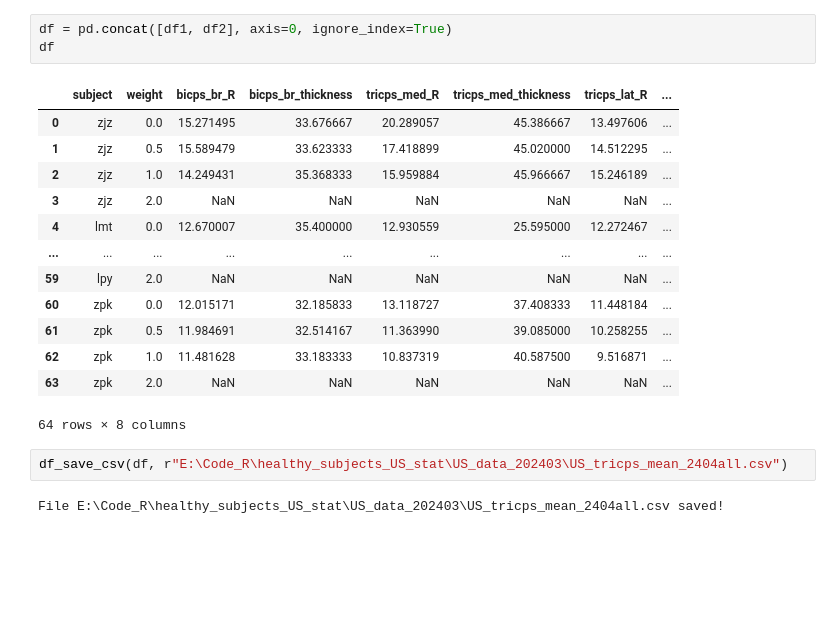
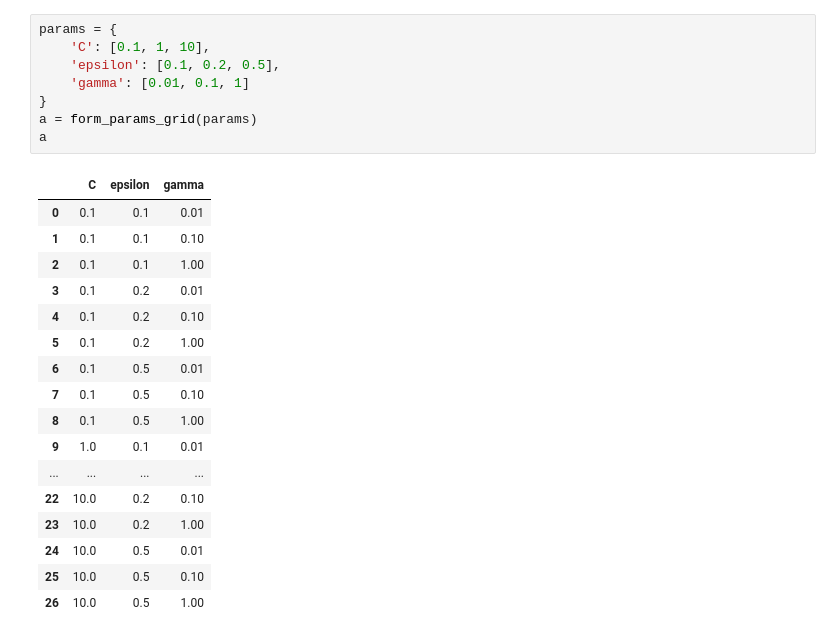
Before and after one commit to WynminMark/FMG-sEMG-processing, a Jupyter notebook: test.ipynb, the cells around one changed output. Saved outputs shown, nothing was run; the diff lists cells and outputs as text; blank space fills up the shorter version.

```diff
--- a/test.ipynb
+++ b/test.ipynb
@@ -28,21 +4,26 @@ df1
-# %%
-df = pd.concat([df1, df2], axis=0, ignore_index=True)
-df
-# %% [output]
-|  | subject | weight | bicps_br_R | bicps_br_thickness | tricps_med_R | tricps_med_thickness | tricps_lat_R | ... |
-| 0 | zjz | 0.0 | 15.271495 | 33.676667 | 20.289057 | 45.386667 | 13.497606 | ... |
-| 1 | zjz | 0.5 | 15.589479 | 33.623333 | 17.418899 | 45.020000 | 14.512295 | ... |
-| 2 | zjz | 1.0 | 14.249431 | 35.368333 | 15.959884 | 45.966667 | 15.246189 | ... |
-| 3 | zjz | 2.0 | NaN | NaN | NaN | NaN | NaN | ... |
-| 4 | lmt | 0.0 | 12.670007 | 35.400000 | 12.930559 | 25.595000 | 12.272467 | ... |
-| ... | ... | ... | ... | ... | ... | ... | ... | ... |
-| 59 | lpy | 2.0 | NaN | NaN | NaN | NaN | NaN | ... |
-| 60 | zpk | 0.0 | 12.015171 | 32.185833 | 13.118727 | 37.408333 | 11.448184 | ... |
-| 61 | zpk | 0.5 | 11.984691 | 32.514167 | 11.363990 | 39.085000 | 10.258255 | ... |
-| 62 | zpk | 1.0 | 11.481628 | 33.183333 | 10.837319 | 40.587500 | 9.516871 | ... |
-| 63 | zpk | 2.0 | NaN | NaN | NaN | NaN | NaN | ... |
-64 rows × 8 columns
-# %%
-df_save_csv(df, r"E:\Code_R\healthy_subjects_US_stat\US_data_202403\US_tricps_mean_2404all.csv")
-# %% [output]
-File E:\Code_R\healthy_subjects_US_stat\US_data_202403\US_tricps_mean_2404all.csv saved!
+# %%
+params = {
+    'C': [0.1, 1, 10],
+    'epsilon': [0.1, 0.2, 0.5],
+    'gamma': [0.01, 0.1, 1]
+}
+a = form_params_grid(params)
+a
+# %% [output]
+|  | C | epsilon | gamma |
+| 0 | 0.1 | 0.1 | 0.01 |
+| 1 | 0.1 | 0.1 | 0.10 |
+| 2 | 0.1 | 0.1 | 1.00 |
+| 3 | 0.1 | 0.2 | 0.01 |
+| 4 | 0.1 | 0.2 | 0.10 |
+| 5 | 0.1 | 0.2 | 1.00 |
+| 6 | 0.1 | 0.5 | 0.01 |
+| 7 | 0.1 | 0.5 | 0.10 |
+| 8 | 0.1 | 0.5 | 1.00 |
+| 9 | 1.0 | 0.1 | 0.01 |
+| ... | ... | ... | ... |
+| 22 | 10.0 | 0.2 | 0.10 |
+| 23 | 10.0 | 0.2 | 1.00 |
+| 24 | 10.0 | 0.5 | 0.01 |
+| 25 | 10.0 | 0.5 | 0.10 |
+| 26 | 10.0 | 0.5 | 1.00 |
```
Also changed, not shown: parts of 3 cells of this notebook, 12 other files.
